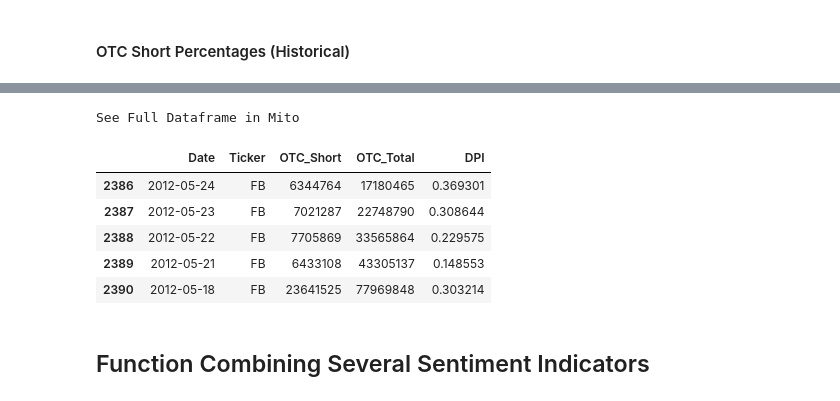
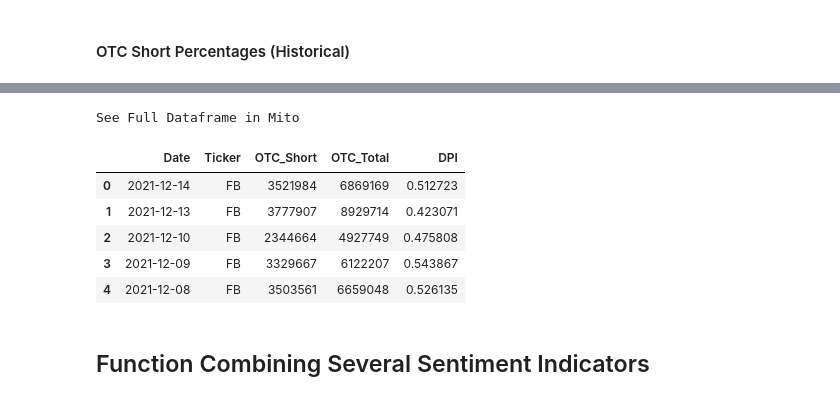
Before and after one commit to brianfrubin/etf-analysis, a Jupyter notebook: QuiverQuant_API.ipynb, the cells around one changed output, grey strips where cells are left out. Saved outputs shown, nothing was run; the diff lists cells and outputs as text; code cells hidden in the pictures.

```diff
--- a/QuiverQuant_API.ipynb
+++ b/QuiverQuant_API.ipynb
@@ -117,13 +287,13 @@ See Full Dataframe in Mito
 # %%
-quiver.offexchange(ticker='FB').tail()
+quiver.offexchange(ticker='FB').head()
 # %% [output]
 See Full Dataframe in Mito
 |  | Date | Ticker | OTC_Short | OTC_Total | DPI |
-| 2386 | 2012-05-24 | FB | 6344764 | 17180465 | 0.369301 |
-| 2387 | 2012-05-23 | FB | 7021287 | 22748790 | 0.308644 |
-| 2388 | 2012-05-22 | FB | 7705869 | 33565864 | 0.229575 |
-| 2389 | 2012-05-21 | FB | 6433108 | 43305137 | 0.148553 |
-| 2390 | 2012-05-18 | FB | 23641525 | 77969848 | 0.303214 |
+| 0 | 2021-12-14 | FB | 3521984 | 6869169 | 0.512723 |
+| 1 | 2021-12-13 | FB | 3777907 | 8929714 | 0.423071 |
+| 2 | 2021-12-10 | FB | 2344664 | 4927749 | 0.475808 |
+| 3 | 2021-12-09 | FB | 3329667 | 6122207 | 0.543867 |
+| 4 | 2021-12-08 | FB | 3503561 | 6659048 | 0.526135 |
 # %%
 otc_data = quiver.offexchange(ticker='FB')[['Date', 'DPI']].sort_values(by='Date', ascending=True)
 # %% [markdown]
```
Also changed, not shown: parts of 35 cells of this notebook, 1 other file.
